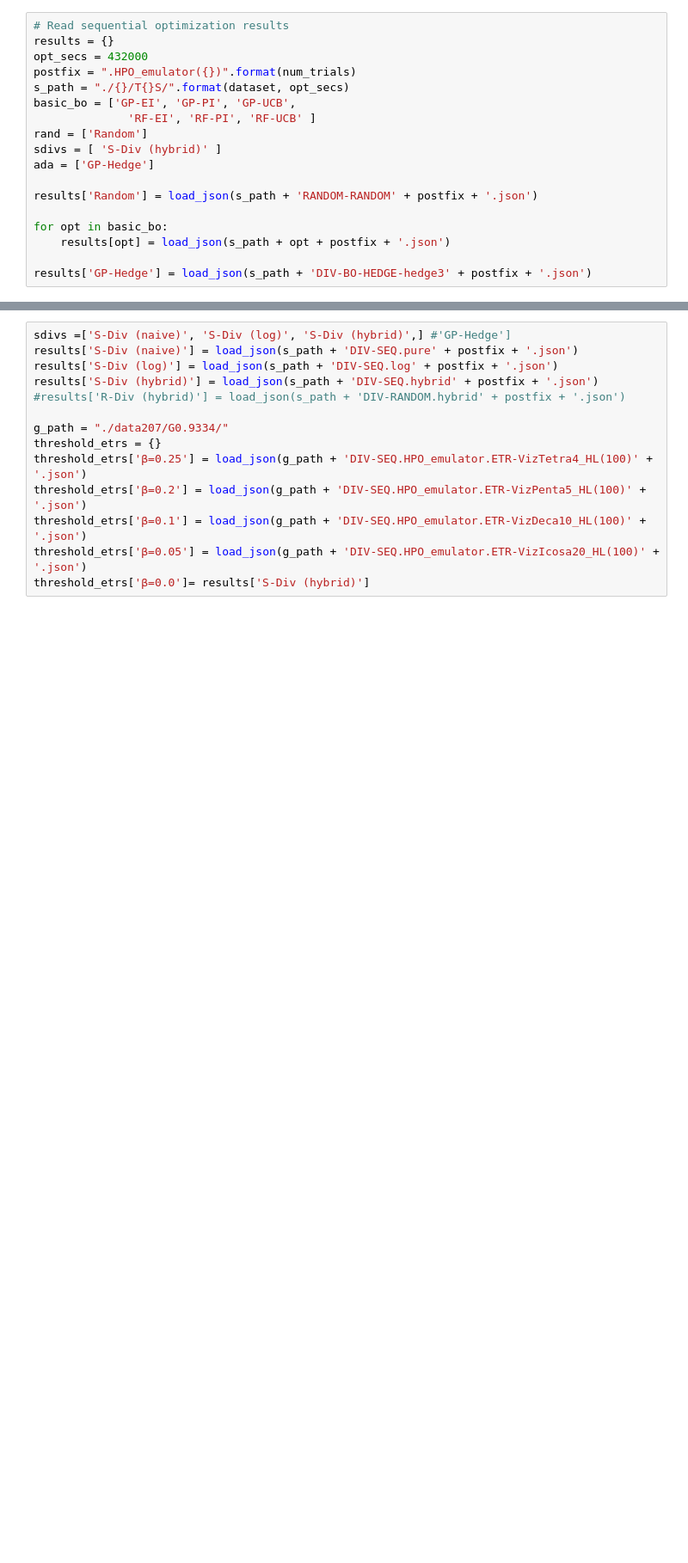
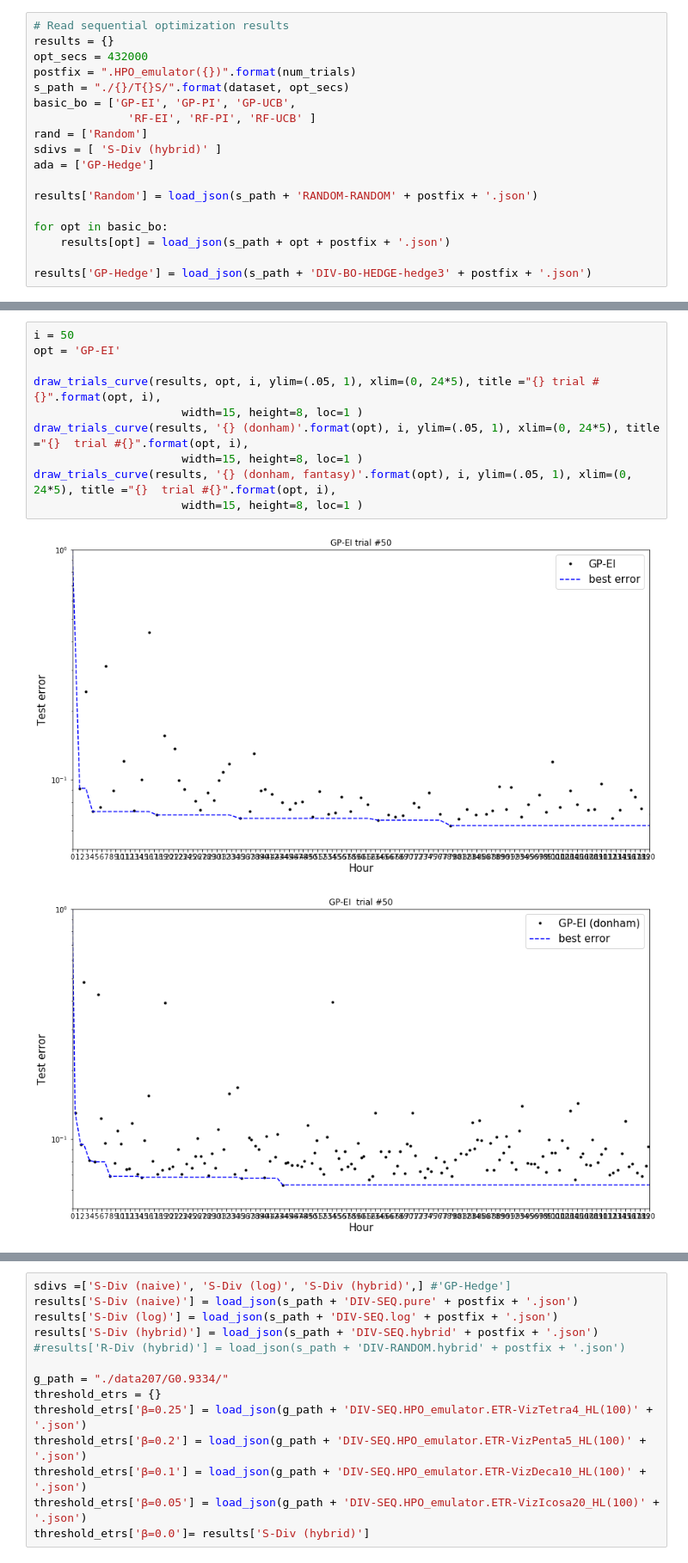
Before and after one commit to yongjinkim49/ecml, a Jupyter notebook: results/[ICML19] CIFAR10-ResNet surrogate evaluation.ipynb, the cells around one changed output, grey strips where cells are left out. Shown at 86% size. Cells and saved outputs as stored; diff of their text form; blank space fills up the shorter version.

```diff
--- a/results/[ICML19] CIFAR10-ResNet surrogate evaluation.ipynb
+++ b/results/[ICML19] CIFAR10-ResNet surrogate evaluation.ipynb
@@ -71,0 +102,13 @@ draw_success_rate_fig(results, s['accuracy'], 90 +1, step_size=10,
+# %%
+i = 50
+opt = 'GP-EI'
+
+draw_trials_curve(results, opt, i, ylim=(.05, 1), xlim=(0, 24*5), title ="{} trial #{}".format(opt, i),
+                      width=15, height=8, loc=1 )
+draw_trials_curve(results, '{} (donham)'.format(opt), i, ylim=(.05, 1), xlim=(0, 24*5), title ="{}  trial #{}".format(opt, i),
+                      width=15, height=8, loc=1 )
+draw_trials_curve(results, '{} (donham, fantasy)'.format(opt), i, ylim=(.05, 1), xlim=(0, 24*5), title ="{}  trial #{}".format(opt, i),
+                      width=15, height=8, loc=1 )
+# %% [output]
+[figure, added]
+[figure, added]
```
Also changed, not shown: parts of 5 cells of this notebook, 5 other files.
